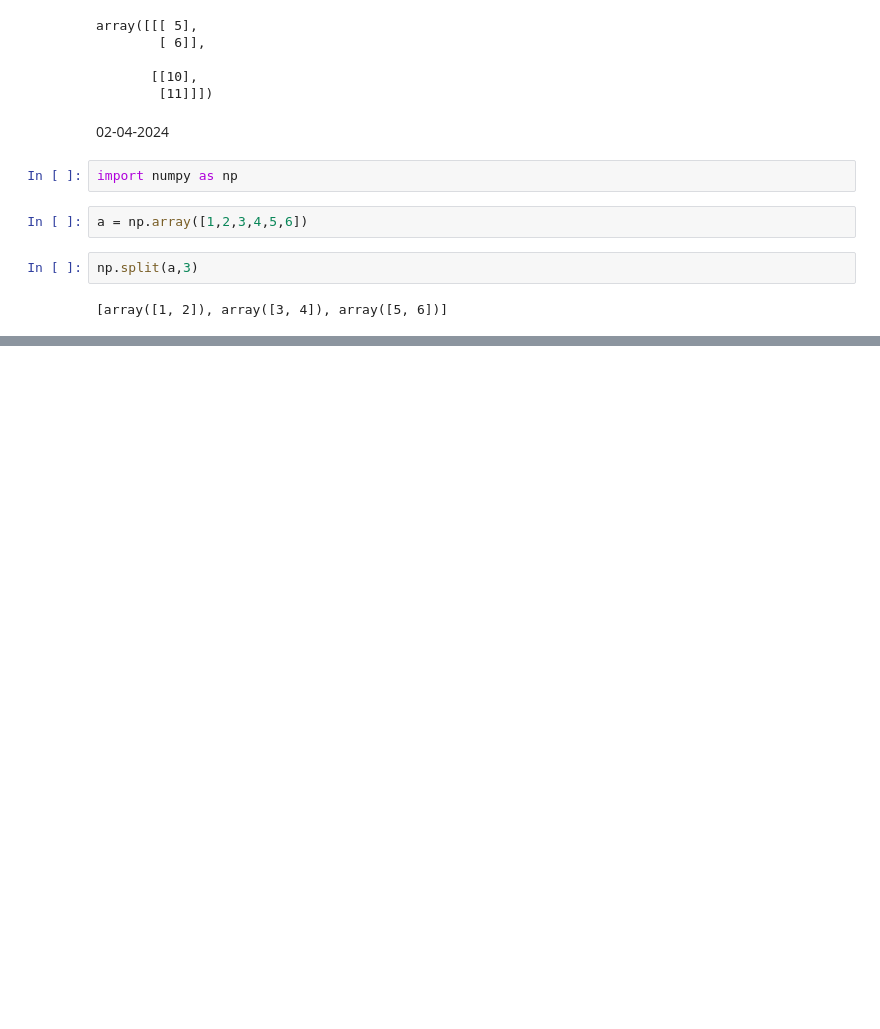
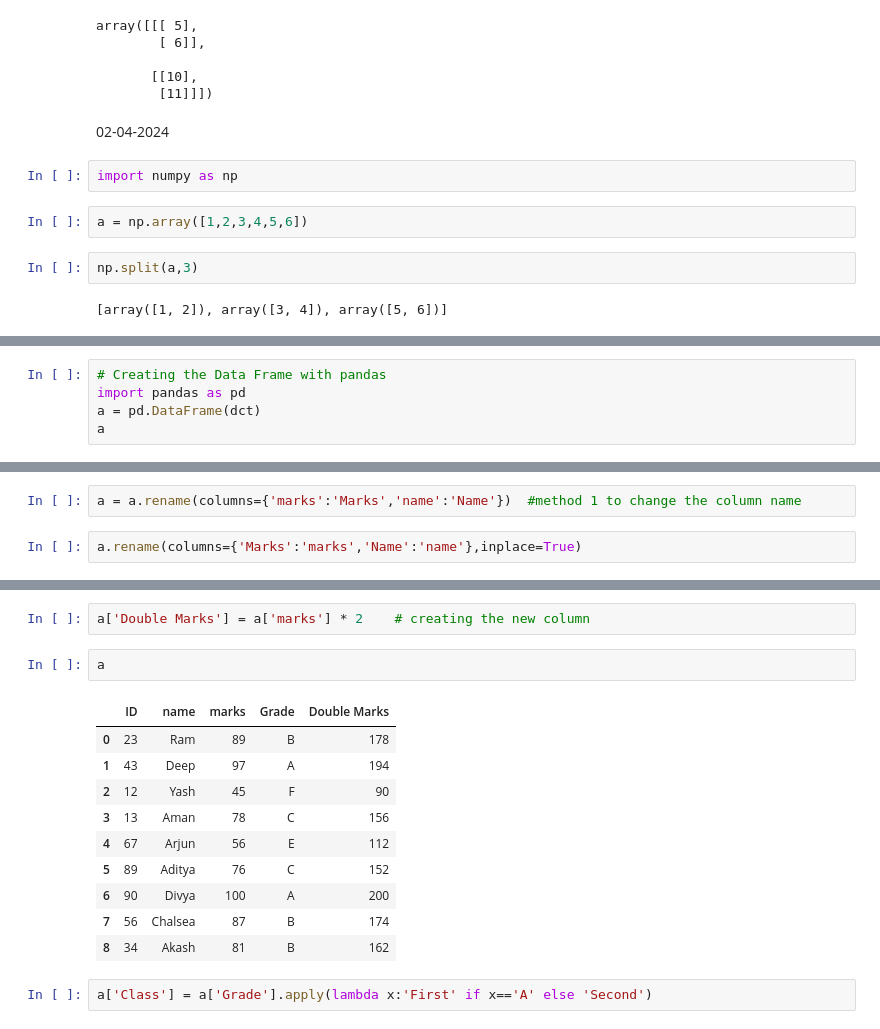
Before and after one commit to sridharreddy7831/Rooman, a Jupyter notebook: Programs.ipynb, the cells around one changed output, grey strips where cells are left out. Drawn from its saved outputs; the diff is of its cells as text; blank space fills up the shorter version.

```diff
--- a/Programs.ipynb
+++ b/Programs.ipynb
@@ -462,0 +518,5 @@ np.split(a,3)
+# %%
+# Creating the Data Frame with pandas
+import pandas as pd
+a = pd.DataFrame(dct)
+a
@@ -462,0 +841,4 @@ np.split(a,3)
+# %%
+a = a.rename(columns={'marks':'Marks','name':'Name'})  #method 1 to change the column name
+# %%
+a.rename(columns={'Marks':'marks','Name':'name'},inplace=True)
@@ -462,0 +925,17 @@ np.split(a,3)
+# %%
+a['Double Marks'] = a['marks'] * 2    # creating the new column
+# %%
+a
+# %% [output]
+|  | ID | name | marks | Grade | Double Marks |
+| 0 | 23 | Ram | 89 | B | 178 |
+| 1 | 43 | Deep | 97 | A | 194 |
+| 2 | 12 | Yash | 45 | F | 90 |
+| 3 | 13 | Aman | 78 | C | 156 |
+| 4 | 67 | Arjun | 56 | E | 112 |
+| 5 | 89 | Aditya | 76 | C | 152 |
+| 6 | 90 | Divya | 100 | A | 200 |
+| 7 | 56 | Chalsea | 87 | B | 174 |
+| 8 | 34 | Akash | 81 | B | 162 |
+# %%
+a['Class'] = a['Grade'].apply(lambda x:'First' if x=='A' else 'Second')
```
Also changed, not shown: parts of 88 cells of this notebook, 8 other files.
